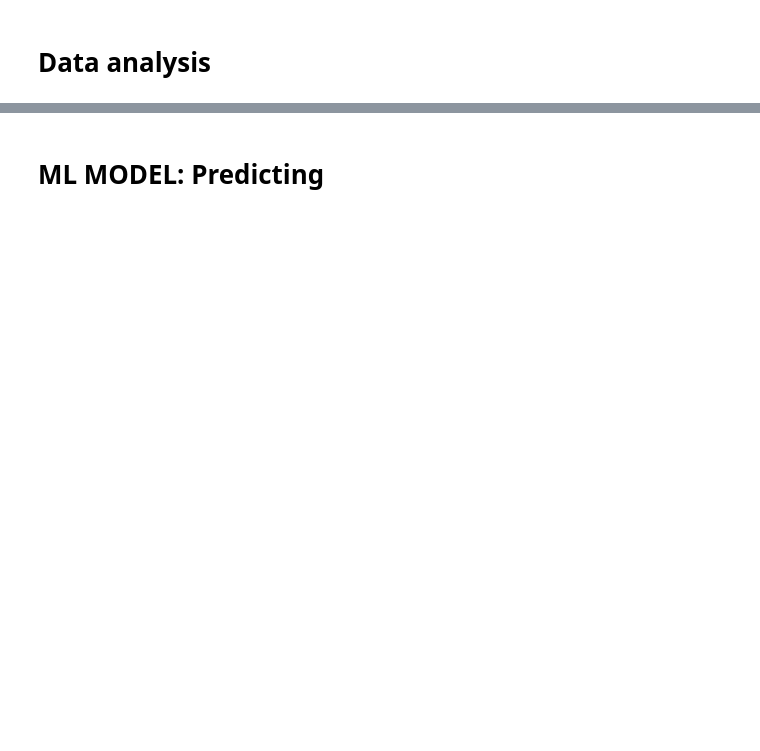
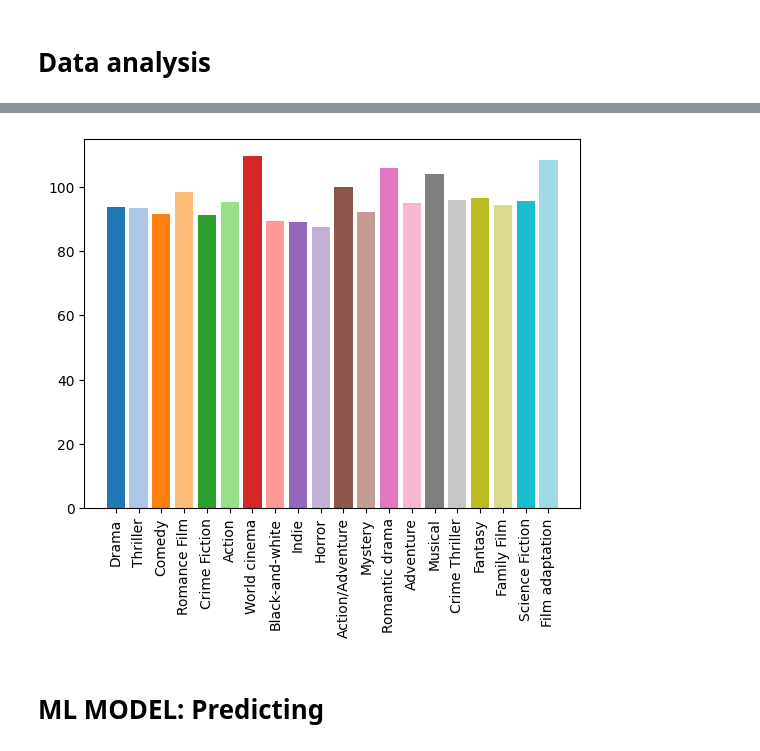
Before and after one commit to epfl-ada/ada-2024-project-alpacadreamagency, a Jupyter notebook: results.ipynb, the cells around one changed output, grey strips where cells are left out. Drawn from its saved outputs; the diff is of its cells as text; code cells hidden in the pictures; blank space fills up the shorter version.

```diff
--- a/results.ipynb
+++ b/results.ipynb
@@ -289,3 +300,21 @@ fig.tight_layout(rect=(0.025,0.025,1,1))
+# %%
+fig, ax = plt.subplots()
+colors = sns.color_palette("tab20", len(unique_genre))
+color_iter = iter(colors)
+average = []
+number_of_year_to_average = 5
+
+for idx, genre in enumerate(unique_genre):
+
+    filtered_df = MOVIES[MOVIES["genres"].apply(lambda x: genre in x)]
+    average.append(filtered_df.groupby("release_year")["runtime"].median().mean())
+
+ax.tick_params(axis='x', labelrotation=90)
+for i in range(len(unique_genre)):
+    color = next(color_iter)
+    ax.bar(list(unique_genre.keys())[i], average[i], color=color)
+# %% [output]
+[figure, added]
 # %% [markdown]
 # ML MODEL: Predicting
 # %%
```
Also changed, not shown: parts of 9 cells of this notebook.
